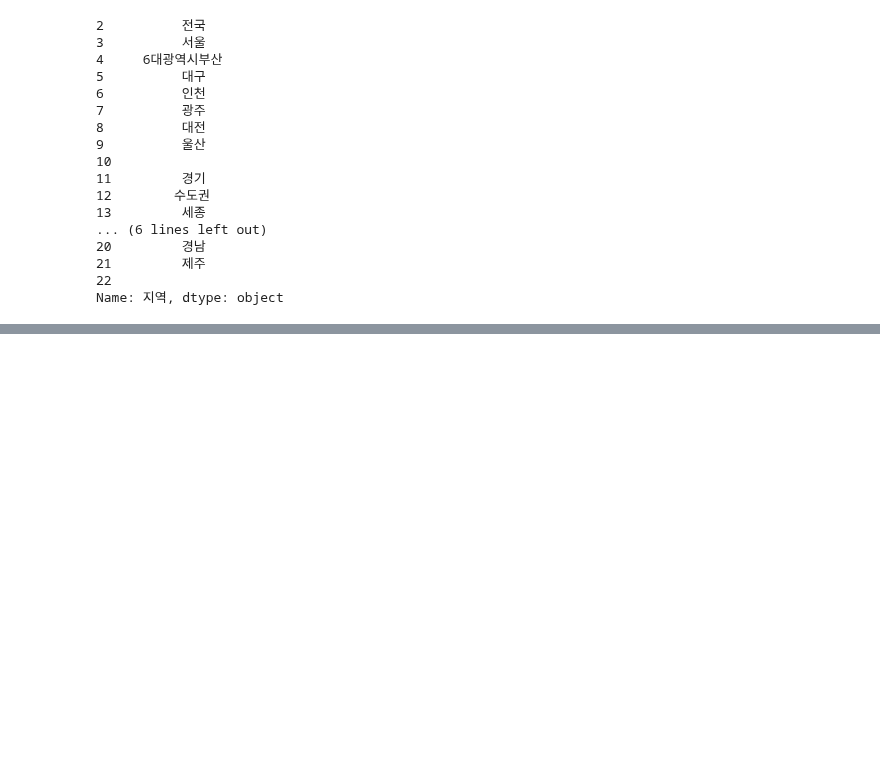
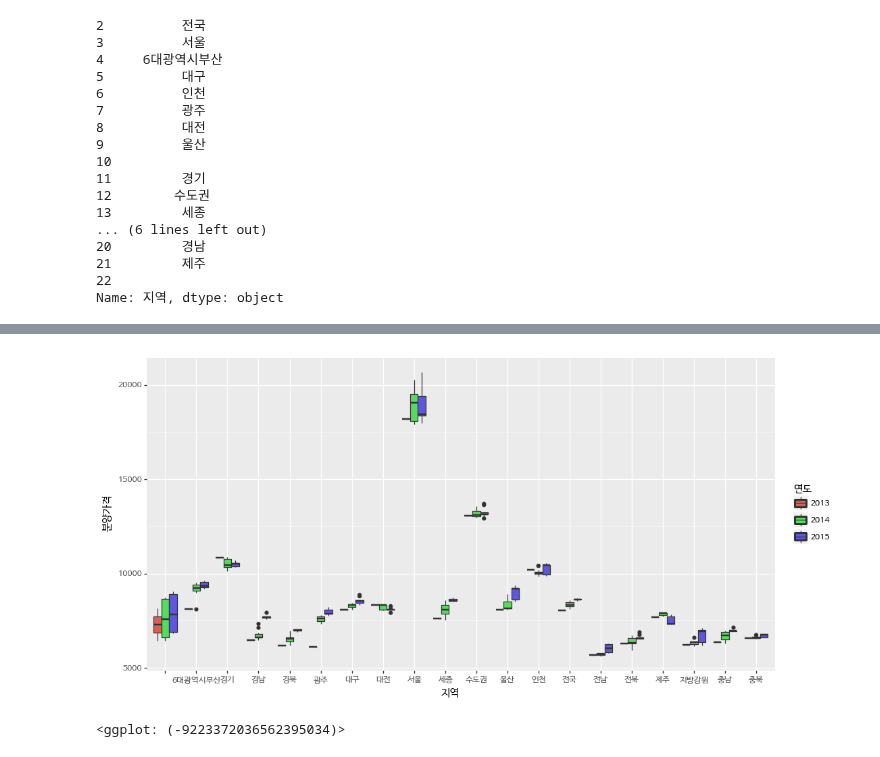
Before and after one commit to corazzon/OpenDataWrangling, a Jupyter notebook: apt_presale_price.ipynb, the cells around one changed output, grey strips where cells are left out. Saved outputs shown, nothing was run; the diff lists cells and outputs as text; code cells hidden in the pictures; blank space fills up the shorter version.

```diff
--- a/apt_presale_price.ipynb
+++ b/apt_presale_price.ipynb
@@ -450,0 +462,7 @@ df
+# %%
+df_2013_2015 = pd.melt(df, id_vars=['지역'], value_vars=['2013년 12월', '2014년 1월', '2014년 2월', '2014년 3월',
+       '2014년 4월', '2014년 5월', '2014년 6월', '2014년 7월', '2014년 8월',
+       '2014년 9월', '2014년 10월', '2014년 11월', '2014년 12월', '2015년 1월',
+       '2015년 2월', '2015년 3월', '2015년 4월', '2015년 5월', '2015년 6월',
+       '2015년 7월', '2015년 8월', '2015년 9월'])
+df_2013_2015.head()
@@ -450,0 +476,3 @@ df
+# %%
+df_2013_2015.columns = ['지역', '기간', '분양가']
+df_2013_2015.head()
@@ -450,0 +486,3 @@ df
+# %%
+df_2013_2015['연도'] = df_2013_2015['기간'].apply(lambda year_month : year_month.split('년')[0])
+df_2013_2015['월'] = df_2013_2015['기간'].apply(lambda year_month : re.sub('월', '', year_month.split('년')[1]).strip())
@@ -450,0 +528,11 @@ df
+# %%
+df_2013_2015['분양가격'] = df_2013_2015['분양가'].str.replace(',', '').astype(int)
+# %%
+(ggplot(df_2013_2015, aes(x='지역', y='분양가격', fill='연도'))
+ + geom_boxplot()
+ + theme(text=element_text(family='NanumBarunGothic'),
+         figure_size=(12, 6))
+)
+# %% [output]
+[figure, added]
+<ggplot: (-9223372036562395034)>
```
Also changed, not shown: parts of 39 cells of this notebook.
